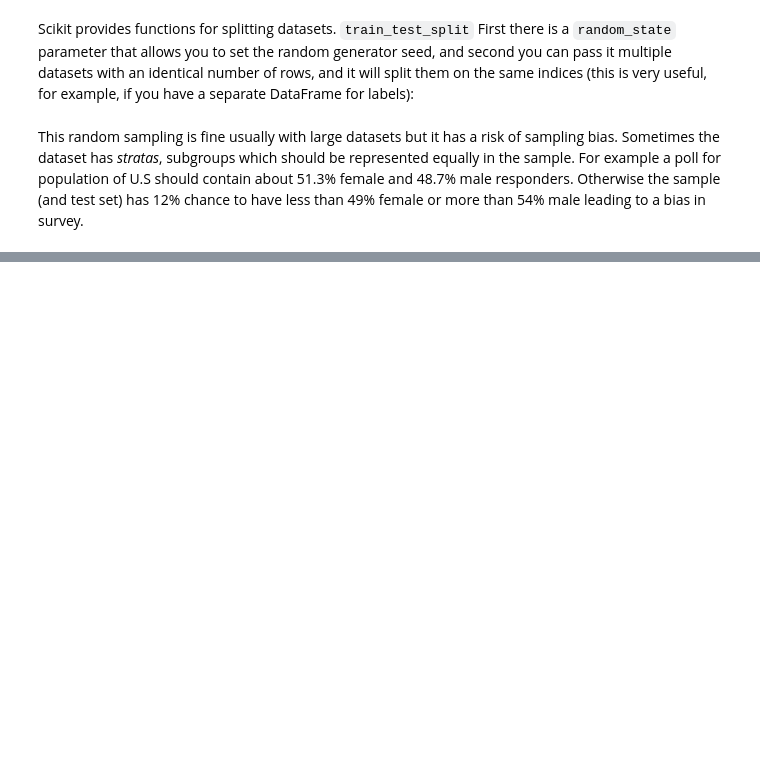
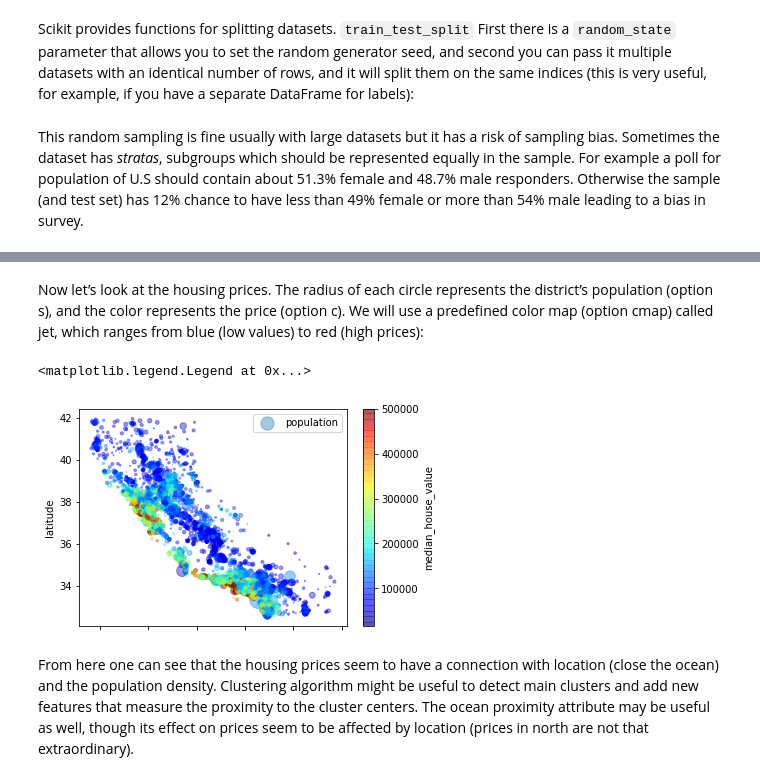
Before and after one commit to Tumetsu/hands-on-machine-learning-exercises, a Jupyter notebook: Housing.ipynb, the cells around one changed output, grey strips where cells are left out. Cells and saved outputs as stored; diff of their text form; code cells hidden in the pictures; blank space fills up the shorter version.

```diff
--- a/Housing.ipynb
+++ b/Housing.ipynb
@@ -130,0 +183,12 @@ housing["median_income"].hist()
+# %% [markdown]
+Now let’s look at the housing prices. The radius of each circle represents the district’s population (option s), and the color represents the price (option c). We will use a predefined color map (option cmap) called jet, which ranges from blue (low values) to red (high prices):
+# %%
+housing.plot(kind='scatter', x='longitude', y='latitude', alpha=0.4,
+            s=housing['population']/100, label='population',
+            c='median_house_value', cmap=plt.get_cmap('jet'), colorbar=True)
+plt.legend()
+# %% [output]
+<matplotlib.legend.Legend at 0x...>
+[figure, added]
+# %% [markdown]
+From here one can see that the housing prices seem to have a connection with location (close the ocean) and the population density. Clustering algorithm might be useful to detect main clusters and add new features that measure the proximity to the cluster centers. The ocean proximity attribute may be useful as well, though its effect on prices seem to be affected by location (prices in north are not that extraordinary).
```
Also changed, not shown: parts of 21 cells of this notebook.
